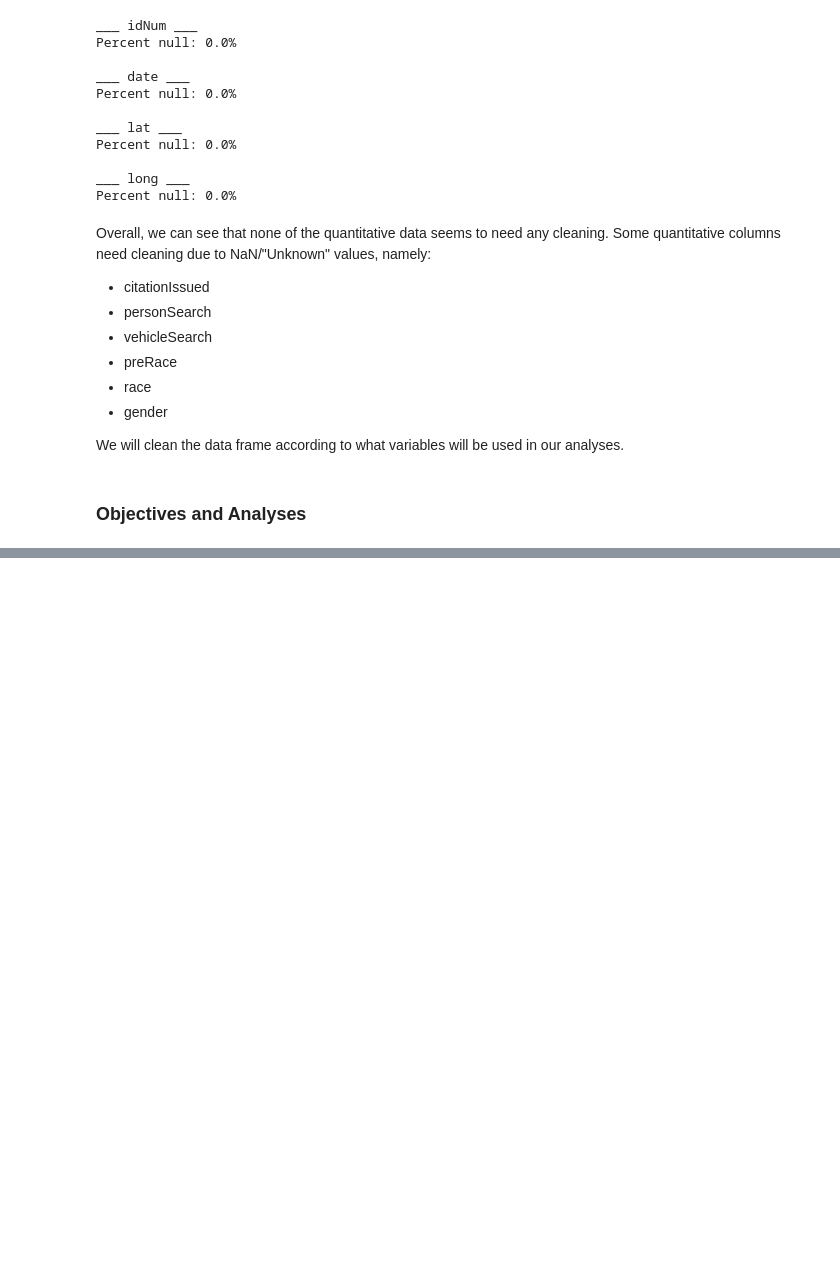
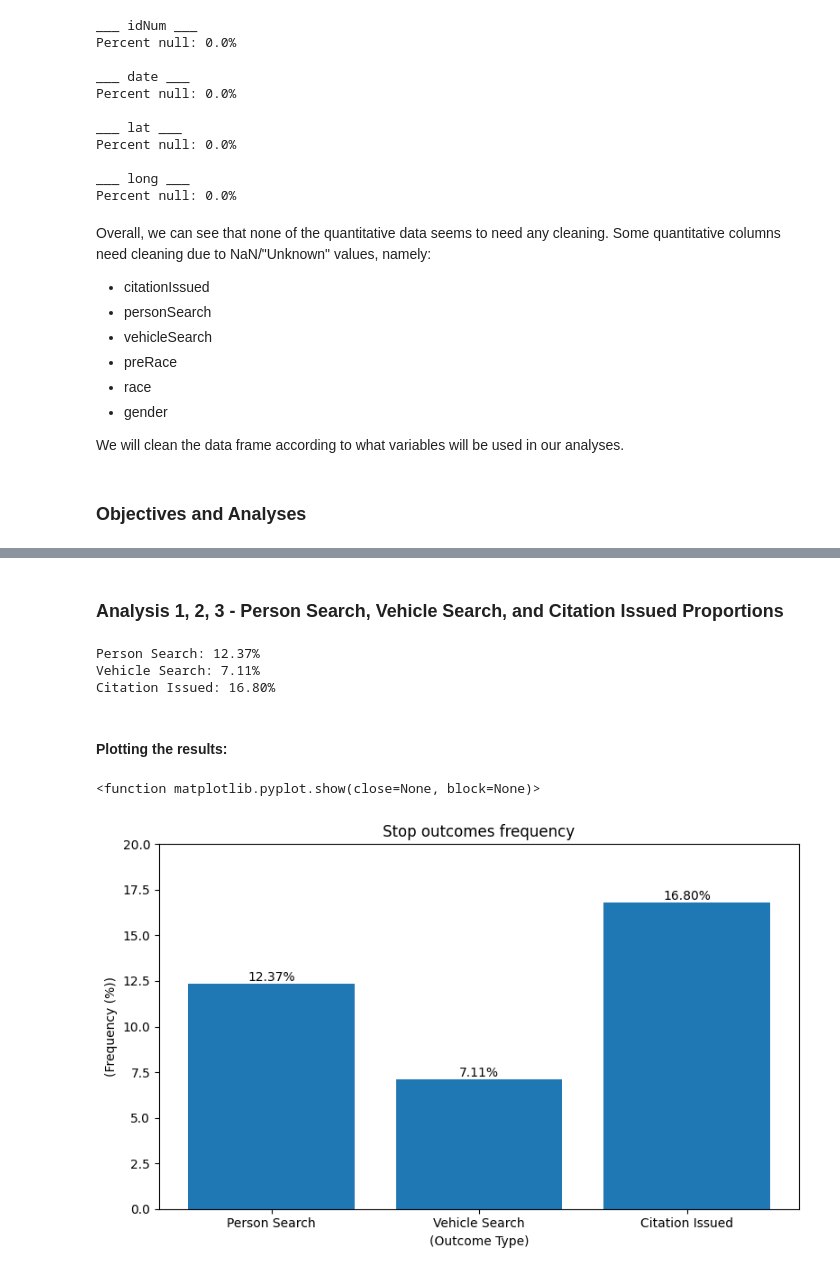
Before and after one commit to feliperapacci/MplsStops-Analysis, a Jupyter notebook: NOTEBOOK.ipynb, the cells around one changed output, grey strips where cells are left out. Saved outputs shown, nothing was run; the diff lists cells and outputs as text; code cells hidden in the pictures; blank space fills up the shorter version.

```diff
--- a/NOTEBOOK.ipynb
+++ b/NOTEBOOK.ipynb
@@ -91,0 +100,57 @@ blablabla
+# %% [markdown]
+### **Analysis 1, 2, 3 - Person Search, Vehicle Search, and Citation Issued Proportions**
+# %%
+dependentVar = ["personSearch", "vehicleSearch", "citationIssued"]
+
+# Clean data by dropping rows with NaN in either of the variables
+df1 = df.dropna(subset=dependentVar)
+
+# Get total number of cleaned stops
+stopCount = len(df1.value_counts(dropna=False))
+
+# Get number of stops that led to person searches, vehicle searches, and citations:
+personSearchCount = (df1["personSearch"] == "YES").sum()
+vehicleSearchCount = (df1["vehicleSearch"] == "YES").sum()
+citationIssuedCount = (df1["citationIssued"] == "YES").sum()
+
+# Get proportion for each
+pSearchProportion = personSearchCount / stopCount
+vSearchProportion = vehicleSearchCount / stopCount
+citationProportion = citationIssuedCount / stopCount
+
+# Percentages
+psPerc = pSearchProportion * 100
+vsPerc = vSearchProportion * 100
+ciPerc = citationProportion * 100
+
+print(f"Person Search: {psPerc:.2f}%\n"
+      f"Vehicle Search: {vsPerc:.2f}%\n"
+      f"Citation Issued: {ciPerc:.2f}%")
+# %% [output]
+Person Search: 12.37%
+Vehicle Search: 7.11%
+Citation Issued: 16.80%
+# %% [markdown]
+#### **Plotting the results:**
+# %%
+import matplotlib.pyplot as plt
+
+
+labels = ['Person Search', 'Vehicle Search', 'Citation Issued']
+values = [psPerc, vsPerc, ciPerc]
+
+fig, ax = plt.subplots(figsize=(8, 5))
+bars = ax.bar(labels, values)
+
+ax.set_title("Stop outcomes frequency")
+ax.set_xlabel("(Outcome Type)")
+ax.set_ylabel("(Frequency (%))")
+ax.set_ylim(0, 20)
+
+ax.bar_label(bars, fmt='%.2f%%')
+
+plt.tight_layout()
+plt.show
+# %% [output]
+<function matplotlib.pyplot.show(close=None, block=None)>
+[figure, added]
```
Also changed, not shown: parts of 3 cells of this notebook.
